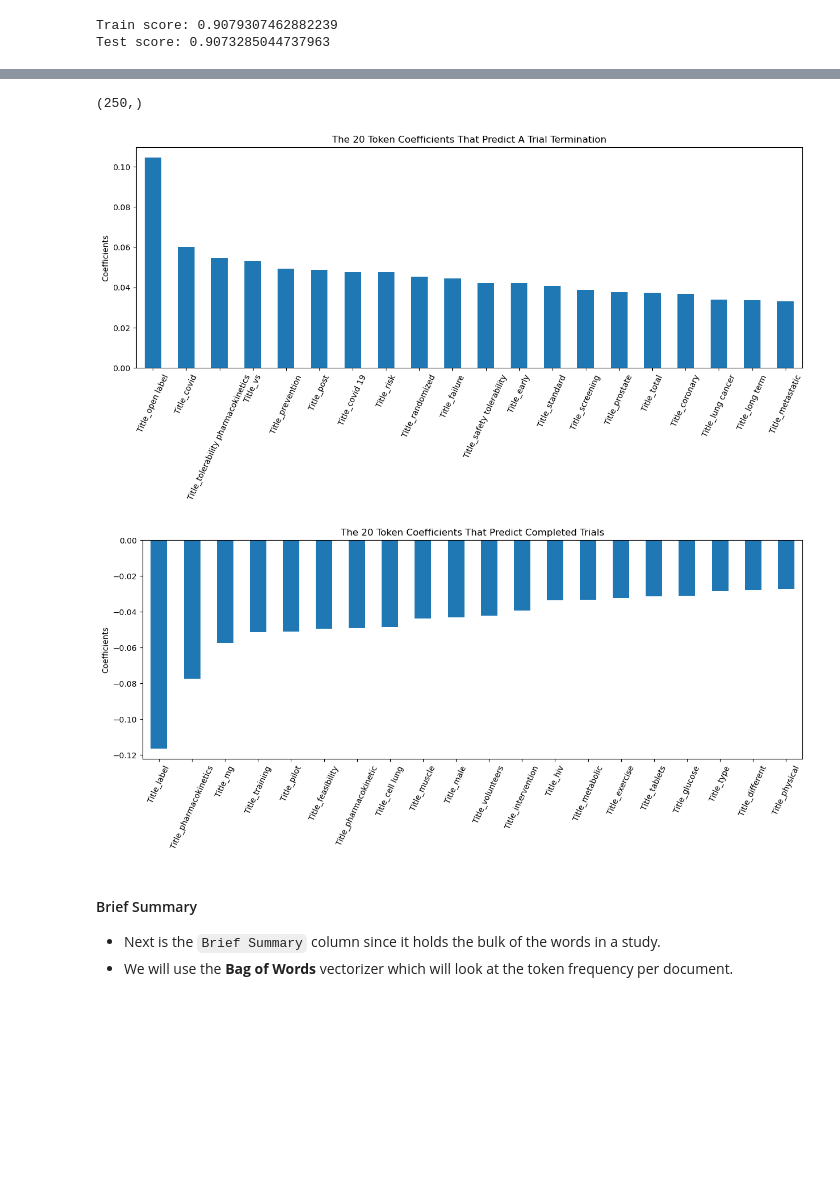
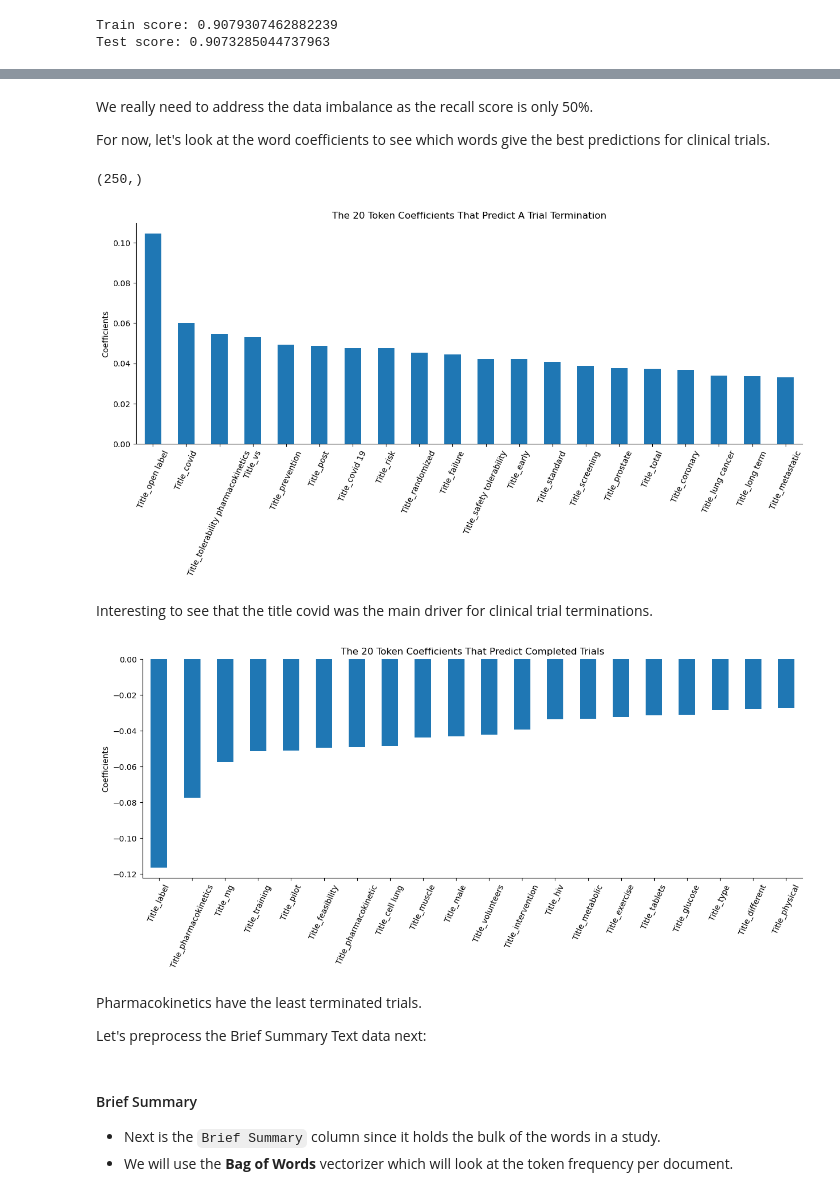
Before and after one commit to clem21chan/Clinical_Trials_Capstone, a Jupyter notebook: Notebooks/3_BaselineModelling.ipynb, the cells around one changed output, grey strips where cells are left out. Saved outputs shown, nothing was run; the diff lists cells and outputs as text; code cells hidden in the pictures; blank space fills up the shorter version.

Commit message:
Spring 2 Submission with slides, added additional markdown to notebooks, added summary, next steps etc. Looked at additional evaluation metrics.

```diff
--- a/Notebooks/3_BaselineModelling.ipynb
+++ b/Notebooks/3_BaselineModelling.ipynb
@@ -489,3 +519,7 @@ Test score: 0.9073285044737963
+# %% [markdown]
+We really need to address the data imbalance as the recall score is only 50%.
+
+For now, let's look at the word coefficients to see which words give the best predictions for clinical trials.
 # %%
 # slice out title coeficients
 title_matrix = logreg.coef_[0,227:]
@@ -495,17 +529,20 @@ title_matrix.shape
 # %%
 # Creating a dataframe to store the coefficients
 top_coef = pd.DataFrame(
     {"coefficients": title_matrix},
     index=title_col_name
 ).sort_values("coefficients", ascending=False) # ascending = False will give us the top 20 coefficients that predict a positive sentiment
 
 top_coef.head(20).plot(kind="bar", figsize=(15, 5), legend=False)
 plt.title("The 20 Token coefficients that predict a trial termination".title())
 plt.ylabel("Coefficients")
 plt.xticks(rotation=65)
+sns.despine()
 plt.show()
 # %% [output]
-[figure, old version]
+[figure, new version]
+# %% [markdown]
+Interesting to see that the title covid was the main driver for clinical trial terminations.
 # %%
 bottom_coef = pd.DataFrame(
     {"coefficients": title_matrix},
@@ -516,6 +553,7 @@ bottom_coef.head(20).plot(kind="bar", figsize=(15, 5), legend=False)
 plt.title("The 20 token coefficients that predict completed trials".title())
 plt.ylabel("Coefficients")
 plt.xticks(rotation=65)
+sns.despine()
 plt.show()
 # %% [output]
-[figure, old version]
+[figure, new version]
@@ -524,3 +560,7 @@ plt.show()
+# %% [markdown]
+Pharmacokinetics have the least terminated trials.
+
+Let's preprocess the Brief Summary Text data next:
 # %% [markdown]
 #### Brief Summary
 
```
Also changed, not shown: parts of 17 cells of this notebook, 2 other files.
